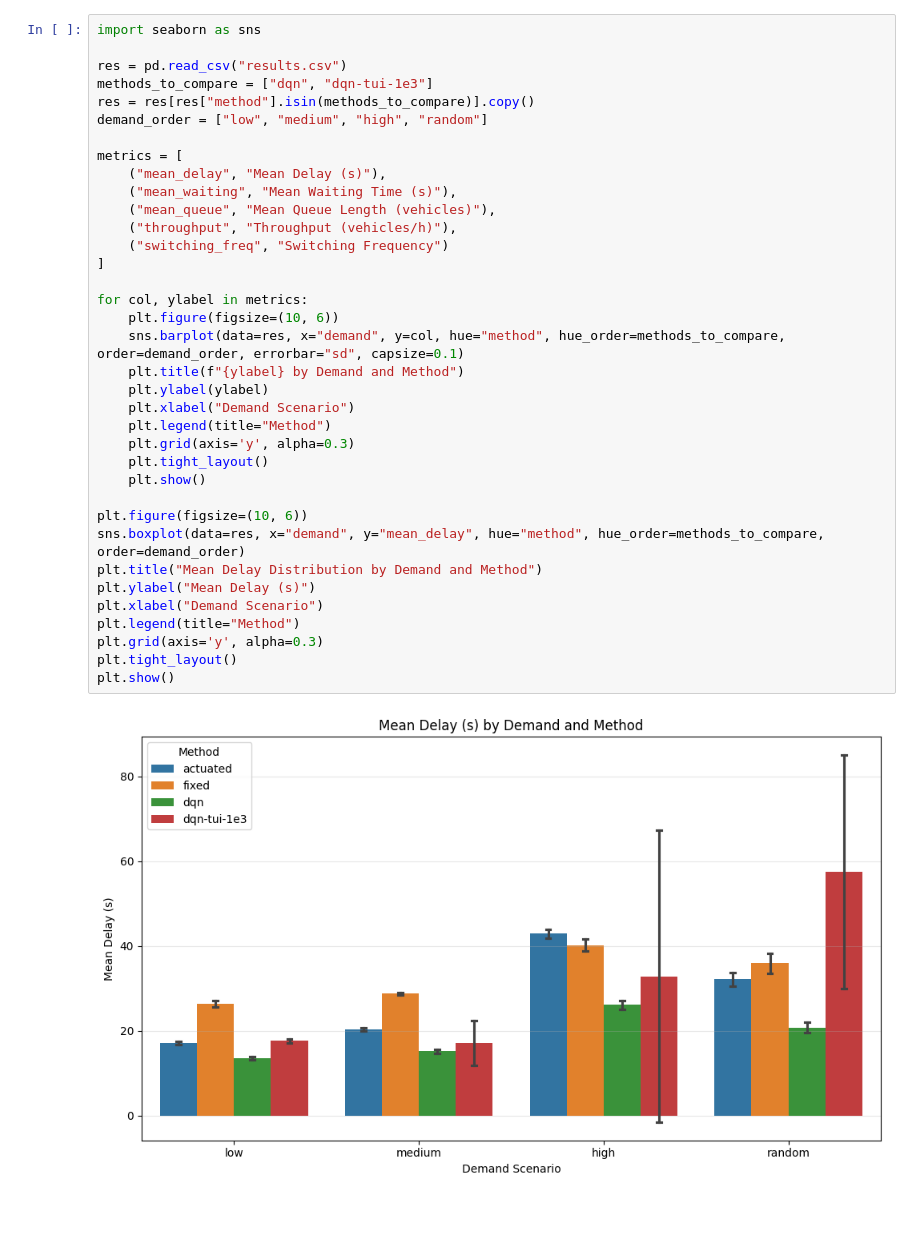
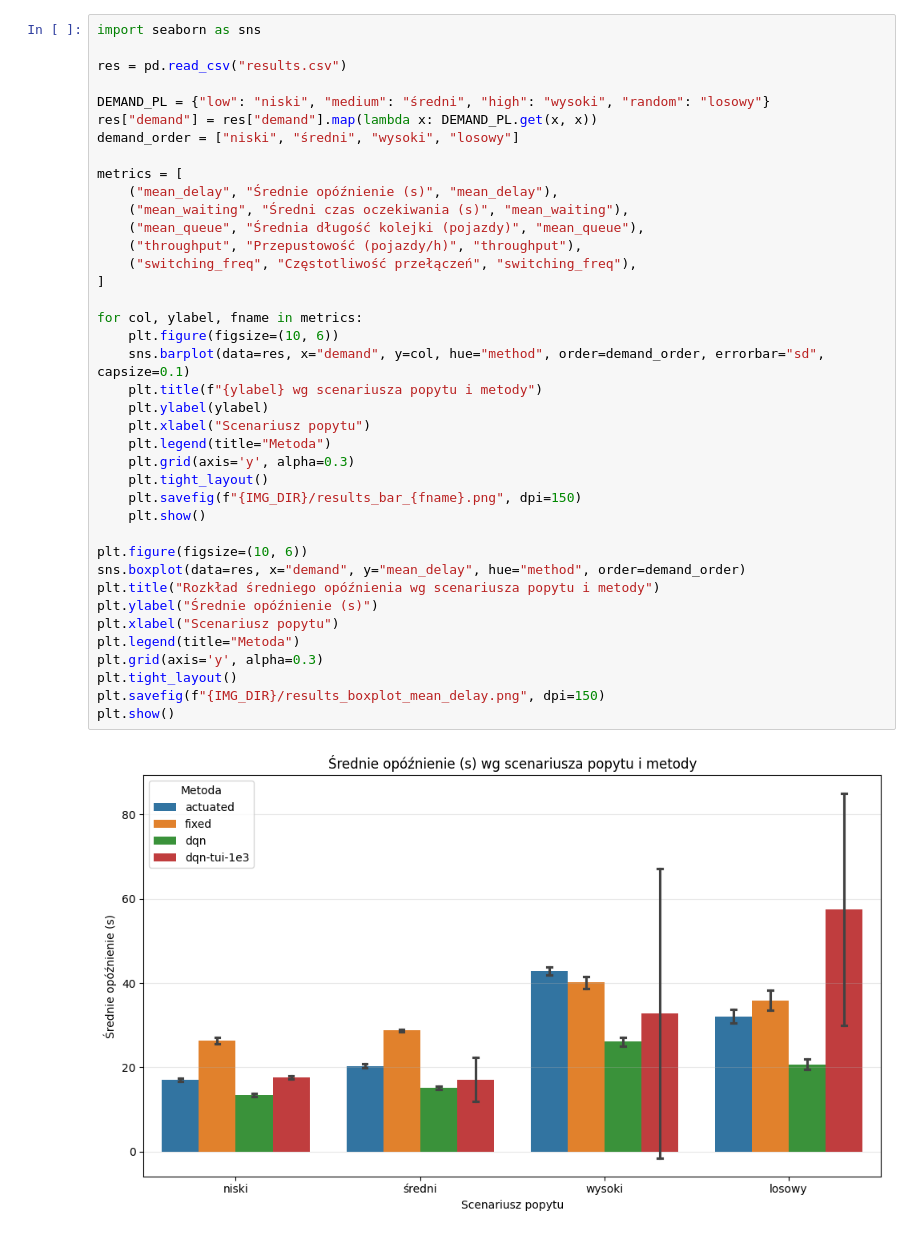
Before and after one commit to Tombiczek/rl-traffic-control-sumo, a Jupyter notebook: data/visualise.ipynb, the cells around one changed output. Cells and saved outputs as stored; diff of their text form.

```diff
--- a/data/visualise.ipynb
+++ b/data/visualise.ipynb
@@ -175,38 +189,41 @@ dqn_fixed_tui_1e3_225k                41.657137
 # %%
 import seaborn as sns
 
 res = pd.read_csv("results.csv")
-methods_to_compare = ["dqn", "dqn-tui-1e3"]
-res = res[res["method"].isin(methods_to_compare)].copy()
-demand_order = ["low", "medium", "high", "random"]
+
+DEMAND_PL = {"low": "niski", "medium": "średni", "high": "wysoki", "random": "losowy"}
+res["demand"] = res["demand"].map(lambda x: DEMAND_PL.get(x, x))
+demand_order = ["niski", "średni", "wysoki", "losowy"]
 
 metrics = [
-    ("mean_delay", "Mean Delay (s)"),
-    ("mean_waiting", "Mean Waiting Time (s)"),
-    ("mean_queue", "Mean Queue Length (vehicles)"),
-    ("throughput", "Throughput (vehicles/h)"),
-    ("switching_freq", "Switching Frequency")
+    ("mean_delay", "Średnie opóźnienie (s)", "mean_delay"),
+    ("mean_waiting", "Średni czas oczekiwania (s)", "mean_waiting"),
+    ("mean_queue", "Średnia długość kolejki (pojazdy)", "mean_queue"),
+    ("throughput", "Przepustowość (pojazdy/h)", "throughput"),
+    ("switching_freq", "Częstotliwość przełączeń", "switching_freq"),
 ]
 
-for col, ylabel in metrics:
+for col, ylabel, fname in metrics:
     plt.figure(figsize=(10, 6))
-    sns.barplot(data=res, x="demand", y=col, hue="method", hue_order=methods_to_compare, order=demand_order, errorbar="sd", capsize=0.1)
-    plt.title(f"{ylabel} by Demand and Method")
+    sns.barplot(data=res, x="demand", y=col, hue="method", order=demand_order, errorbar="sd", capsize=0.1)
+    plt.title(f"{ylabel} wg scenariusza popytu i metody")
     plt.ylabel(ylabel)
-    plt.xlabel("Demand Scenario")
-    plt.legend(title="Method")
+    plt.xlabel("Scenariusz popytu")
+    plt.legend(title="Metoda")
     plt.grid(axis='y', alpha=0.3)
     plt.tight_layout()
+    plt.savefig(f"{IMG_DIR}/results_bar_{fname}.png", dpi=150)
     plt.show()
 
 plt.figure(figsize=(10, 6))
-sns.boxplot(data=res, x="demand", y="mean_delay", hue="method", hue_order=methods_to_compare, order=demand_order)
-plt.title("Mean Delay Distribution by Demand and Method")
-plt.ylabel("Mean Delay (s)")
-plt.xlabel("Demand Scenario")
-plt.legend(title="Method")
+sns.boxplot(data=res, x="demand", y="mean_delay", hue="method", order=demand_order)
+plt.title("Rozkład średniego opóźnienia wg scenariusza popytu i metody")
+plt.ylabel("Średnie opóźnienie (s)")
+plt.xlabel("Scenariusz popytu")
+plt.legend(title="Metoda")
 plt.grid(axis='y', alpha=0.3)
 plt.tight_layout()
+plt.savefig(f"{IMG_DIR}/results_boxplot_mean_delay.png", dpi=150)
 plt.show()
 # %% [output]
-[figure, old version]
+[figure, new version]
```
Also changed, not shown: parts of 9 cells of this notebook, 11 other files.
